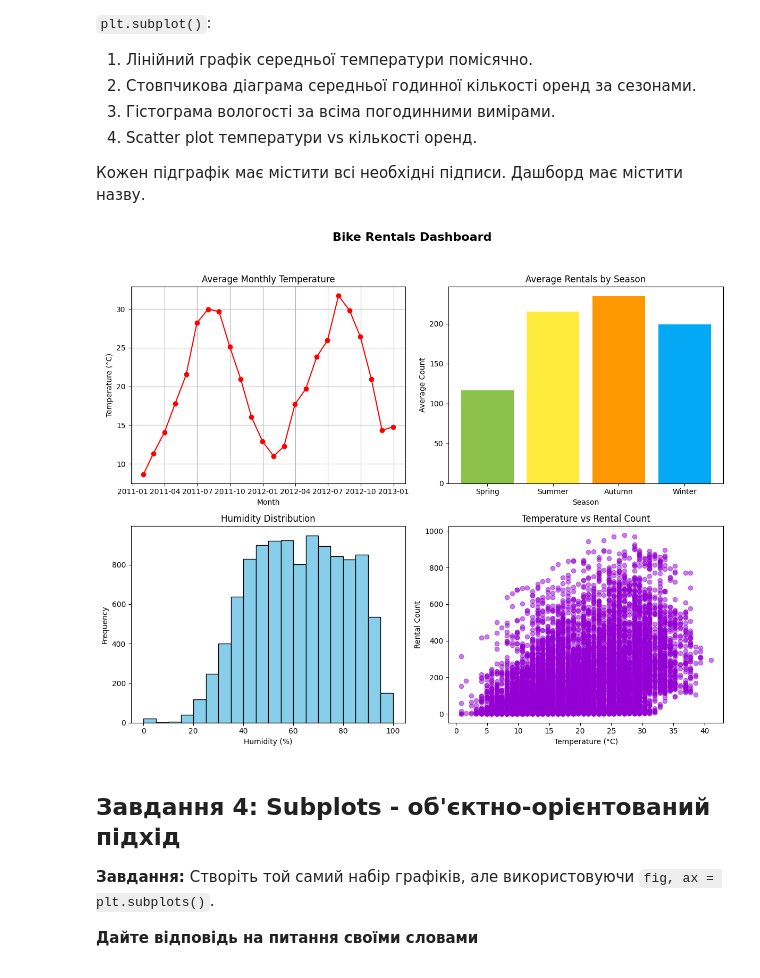
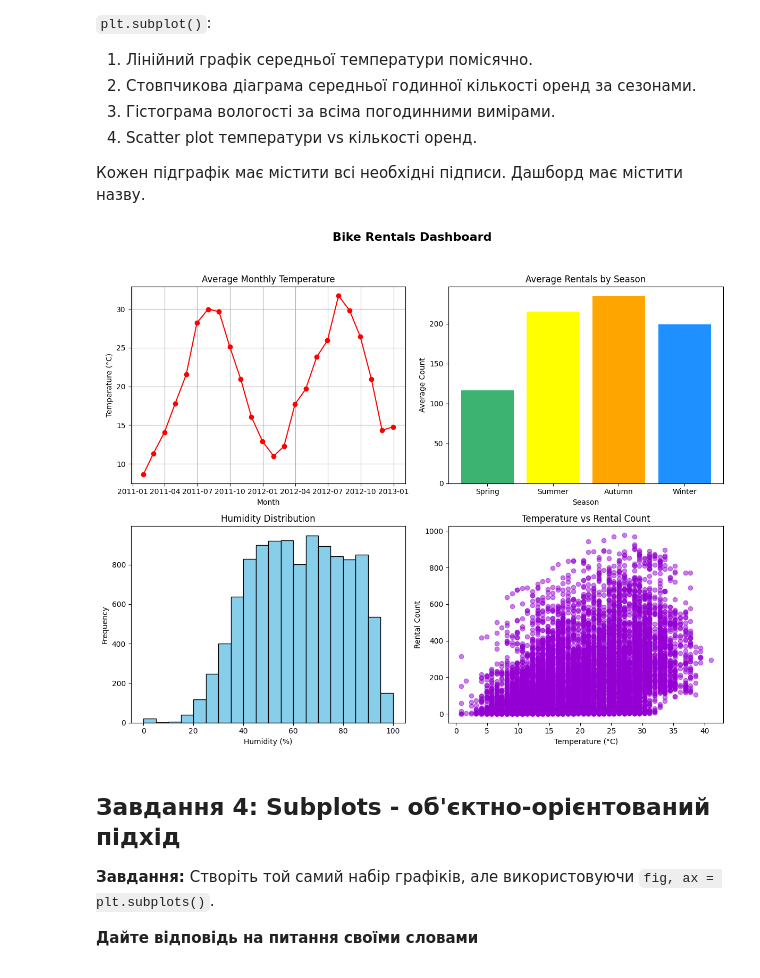
Before and after one commit to Yulia-Momotyuk/DLA-data-analysis-practice, a Jupyter notebook: Python/HW-7.2 Data visualization with Matplotlib.ipynb, the cells around one changed output. Saved outputs shown, nothing was run; the diff lists cells and outputs as text; code cells hidden in the pictures.

```diff
--- a/Python/HW-7.2 Data visualization with Matplotlib.ipynb
+++ b/Python/HW-7.2 Data visualization with Matplotlib.ipynb
@@ -168,35 +168,35 @@ plt.xlabel('Month')
 plt.ylabel('Temperature (°C)')
 plt.grid(True)
 
 # 2. Bar chart of average hourly rentals by season
 plt.subplot(2, 2, 2)
-plt.bar(season_avg.index, season_avg.values, color=['#8BC34A', '#FFEB3B', '#FF9800', '#03A9F4'])
+plt.bar(season_avg.index, season_avg.values, color=['mediumseagreen', 'yellow', 'orange', 'dodgerblue'])
 plt.title('Average Rentals by Season')
 plt.xlabel('Season')
 plt.ylabel('Average Count')
 
 all_seasone = list(range(1, 5))
 seasone_name = ['Spring', 'Summer', 'Autumn', 'Winter']
 plt.xticks(all_seasone, seasone_name)
 
 # 3. Histogram of humidity
 plt.subplot(2, 2, 3)
 plt.hist(df['humidity'], bins=20, color='skyblue', edgecolor='black')
 plt.title('Humidity Distribution')
 plt.xlabel('Humidity (%)')
 plt.ylabel('Frequency')
 
 # 4. Scatter plot of temperature vs number of rentals
 plt.subplot(2, 2, 4)
 plt.scatter(df['temp'], df['count'], alpha=0.5, color='darkviolet')
 plt.title('Temperature vs Rental Count')
 plt.xlabel('Temperature (°C)')
 plt.ylabel('Rental Count')
 
 plt.tight_layout(rect=[0, 0, 1, 0.95])
 plt.show()
 # %% [output]
-[figure, old version]
+[figure, new version]
 # %% [markdown]
 ## Завдання 4: Subplots - об'єктно-орієнтований підхід
 
```
Also changed, not shown: parts of 3 cells of this notebook, 2 other files.
